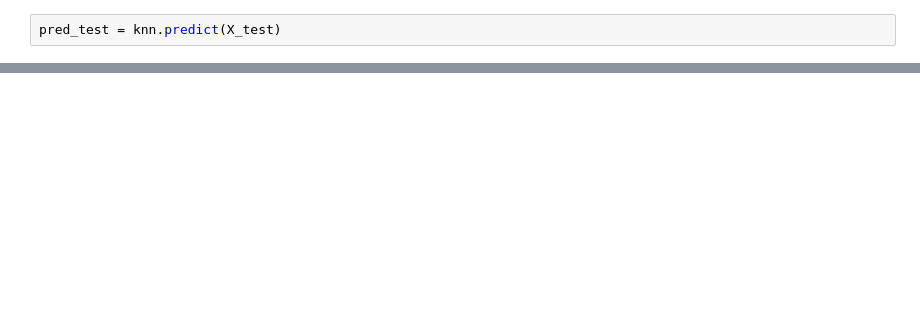
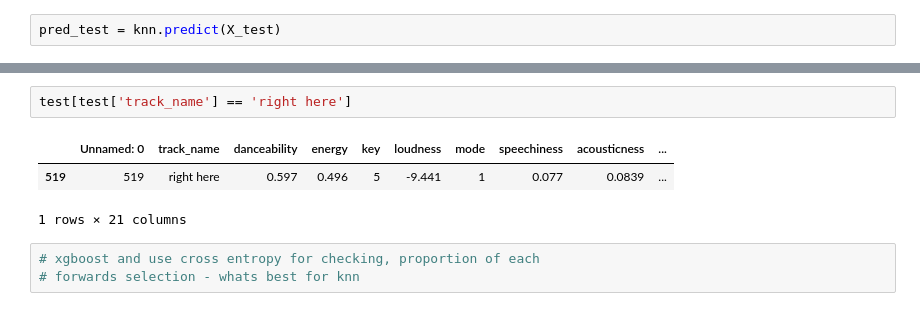
Before and after one commit to atjhin/recommendations_system, a Jupyter notebook: knn-traintestsplit.ipynb, the cells around one changed output, grey strips where cells are left out. Cells and saved outputs as stored; diff of their text form; blank space fills up the shorter version.

```diff
--- a/knn-traintestsplit.ipynb
+++ b/knn-traintestsplit.ipynb
@@ -240,0 +274,9 @@ Incorrect predictions: 265
+# %%
+test[test['track_name'] == 'right here']
+# %% [output]
+|  | Unnamed: 0 | track_name | danceability | energy | key | loudness | mode | speechiness | acousticness | ... |
+| 519 | 519 | right here | 0.597 | 0.496 | 5 | -9.441 | 1 | 0.077 | 0.0839 | ... |
+1 rows × 21 columns
+# %%
+# xgboost and use cross entropy for checking, proportion of each
+# forwards selection - whats best for knn
```
Also changed, not shown: parts of 5 cells of this notebook, 1 other file.
